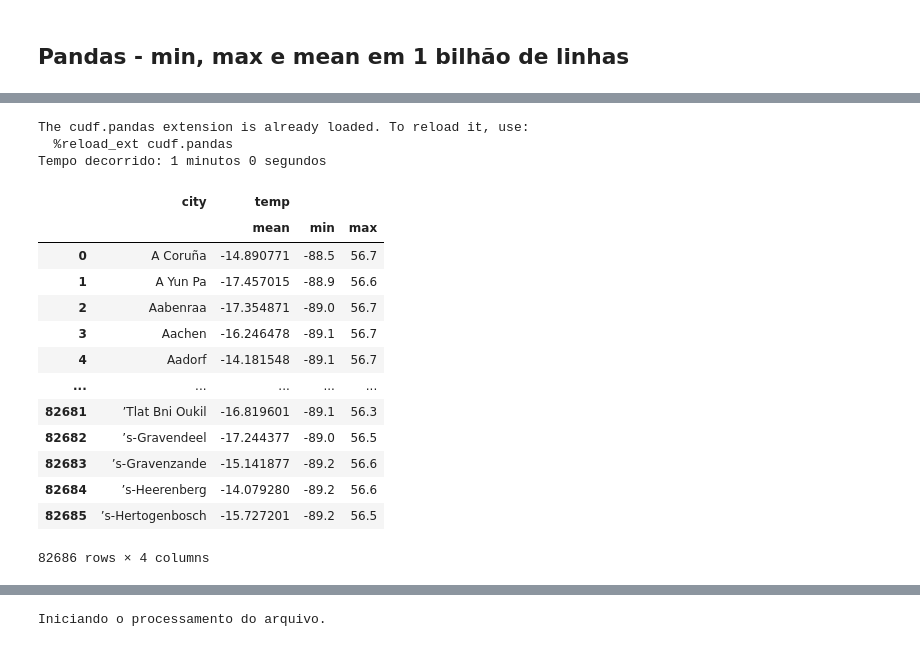
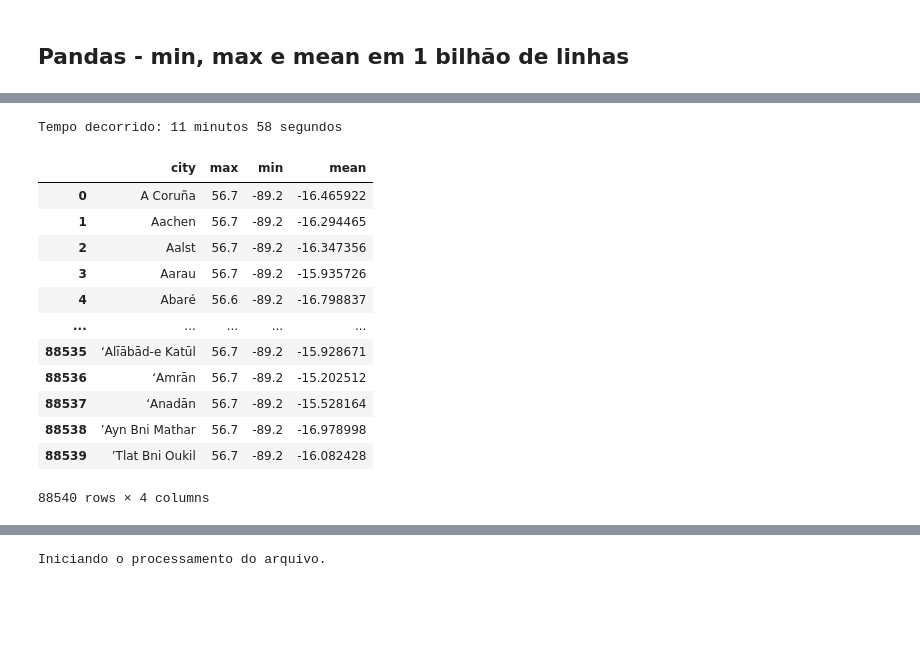
Before and after one commit to Jcnok/bootcamp-jornada-de-dados_2024, a Jupyter notebook: aula_05/aula_05.ipynb, the cells around one changed output, grey strips where cells are left out. Cells and saved outputs as stored; diff of their text form; code cells hidden in the pictures; blank space fills up the shorter version.

```diff
--- a/aula_05/aula_05.ipynb
+++ b/aula_05/aula_05.ipynb
@@ -539,18 +326,0 @@ Wall time: 715 ms
-# %%
-%%time
-%load_ext cudf.pandas
-import pandas as pd
-csv_iter = pd.read_csv('data/measurements1.txt',sep=';',header=None, names=['city','temp'], iterator=True, chunksize=500000)
-# Inicialize um DataFrame vazio para armazenar os resultados
-result_df = pd.DataFrame()
-
-# Loop sobre os chunks e processar cada um
-for chunk in csv_iter:
-    grouped_stats = chunk.groupby('city').agg({'temp': ['mean', 'min', 'max']}).reset_index()
-    result_df = pd.concat([result_df, grouped_stats], ignore_index=True)
-# Removendo o level city
-result_df = result_df.droplevel(0,axis=1)
-# Renomeando o level 0 para city
-result_df.rename(columns={'':'city'}, inplace=True)
-# Fazendo o groupby geral.
-result_df.groupby('city').agg({'mean':'mean','min':'min', 'max':'max'})
@@ -644,45 +327,48 @@ timer_to_csv   function    <function timer_to_csv at 0x...>
 # %%
-%%time
+# CuDF_Pandas=> script para caluclar min, max e mean em um bilhão de linhas na GPU rtx 3060ti.
+# Necessário possuir uma GPU compativel e instalar o pacote RAPIDS da Nvidia.
 %load_ext cudf.pandas
 import pandas as pd
 @timer_to_csv
-def pandas_df():
+def cudf_pandas_df():
     # Defina o caminho para o seu arquivo CSV
-    file_path = "data/teste.txt"
+    file_path = "data/measurements.txt"
 
     # Tamanho do chunk (você pode ajustar conforme necessário)
-    chunk_size = 50_000_000  # por exemplo, 1 milhão de linhas por chunk
+    chunk_size = 100_000_000  # por exemplo, 1 milhão de linhas por chunk
 
     # Inicialize um DataFrame vazio para armazenar os resultados
     results_df = pd.DataFrame()
 
     # Loop através do arquivo em chunks e calcule as estatísticas
     for chunk in pd.read_csv(file_path,sep=';', header=None, names=['city', 'temp'], chunksize=chunk_size):
         # Calcular as estatísticas por grupo
-        grouped_stats = chunk.groupby('city').agg({'temp': ['mean', 'min', 'max']}).reset_index()
+        grouped_stats = chunk.groupby('city').agg({'temp': ['max','min','mean']}).reset_index()
         # Concatenar os resultados ao DataFrame principal
         results_df = pd.concat([results_df, grouped_stats], ignore_index=True)
-
+    # Removendo o level city
+    results_df = results_df.droplevel(0,axis=1)
+    # Renomeando o level 0 para city
+    results_df.rename(columns={'':'city'}, inplace=True)
+    # Fazendo o groupby geral.
+    results_df.groupby('city').agg({ 'max':'max', 'min':'min', 'mean':'mean'}).round(2).sort_values('city')
     # Resultados finais
     return display(results_df)
 
 if __name__== "__main__":
-    print(pandas_df())
+    print(cudf_pandas_df())
 # %% [output]
-The cudf.pandas extension is already loaded. To reload it, use:
-  %reload_ext cudf.pandas
-Tempo decorrido: 1 minutos 0 segundos
+Tempo decorrido: 11 minutos 58 segundos
-|  | city | temp |  |  |
-|  |  | mean | min | max |
-| 0 | A Coruña | -14.890771 | -88.5 | 56.7 |
-| 1 | A Yun Pa | -17.457015 | -88.9 | 56.6 |
-| 2 | Aabenraa | -17.354871 | -89.0 | 56.7 |
-| 3 | Aachen | -16.246478 | -89.1 | 56.7 |
-| 4 | Aadorf | -14.181548 | -89.1 | 56.7 |
+|  | city | max | min | mean |
+| 0 | A Coruña | 56.7 | -89.2 | -16.465922 |
+| 1 | Aachen | 56.7 | -89.2 | -16.294465 |
+| 2 | Aalst | 56.7 | -89.2 | -16.347356 |
+| 3 | Aarau | 56.7 | -89.2 | -15.935726 |
+| 4 | Abaré | 56.6 | -89.2 | -16.798837 |
 | ... | ... | ... | ... | ... |
-| 82681 | ’Tlat Bni Oukil | -16.819601 | -89.1 | 56.3 |
-| 82682 | ’s-Gravendeel | -17.244377 | -89.0 | 56.5 |
-| 82683 | ’s-Gravenzande | -15.141877 | -89.2 | 56.6 |
-| 82684 | ’s-Heerenberg | -14.079280 | -89.2 | 56.6 |
-| 82685 | ’s-Hertogenbosch | -15.727201 | -89.2 | 56.5 |
+| 88535 | ‘Alīābād-e Katūl | 56.7 | -89.2 | -15.928671 |
+| 88536 | ‘Amrān | 56.7 | -89.2 | -15.202512 |
+| 88537 | ‘Anadān | 56.7 | -89.2 | -15.528164 |
+| 88538 | ’Ayn Bni Mathar | 56.7 | -89.2 | -16.978998 |
+| 88539 | ’Tlat Bni Oukil | 56.7 | -89.2 | -16.082428 |
-82686 rows × 4 columns
+88540 rows × 4 columns
```
Also changed, not shown: parts of 33 cells of this notebook.
